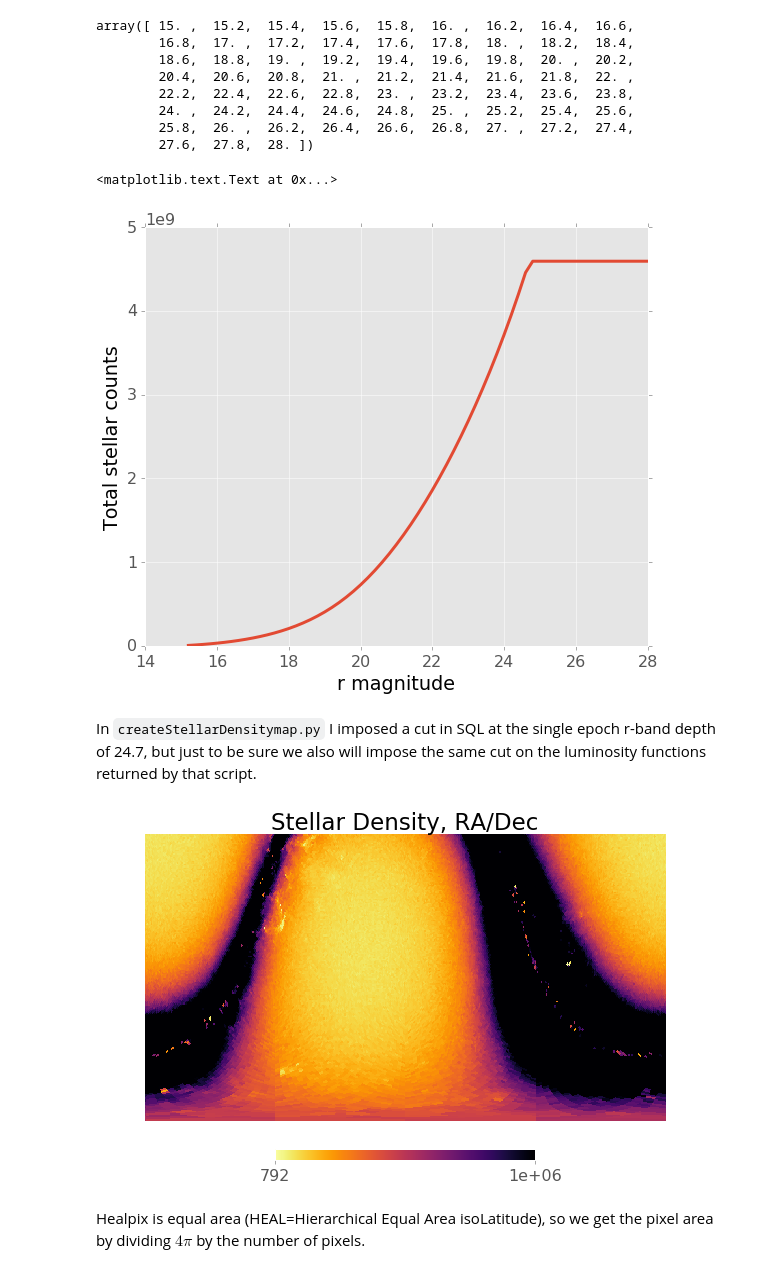
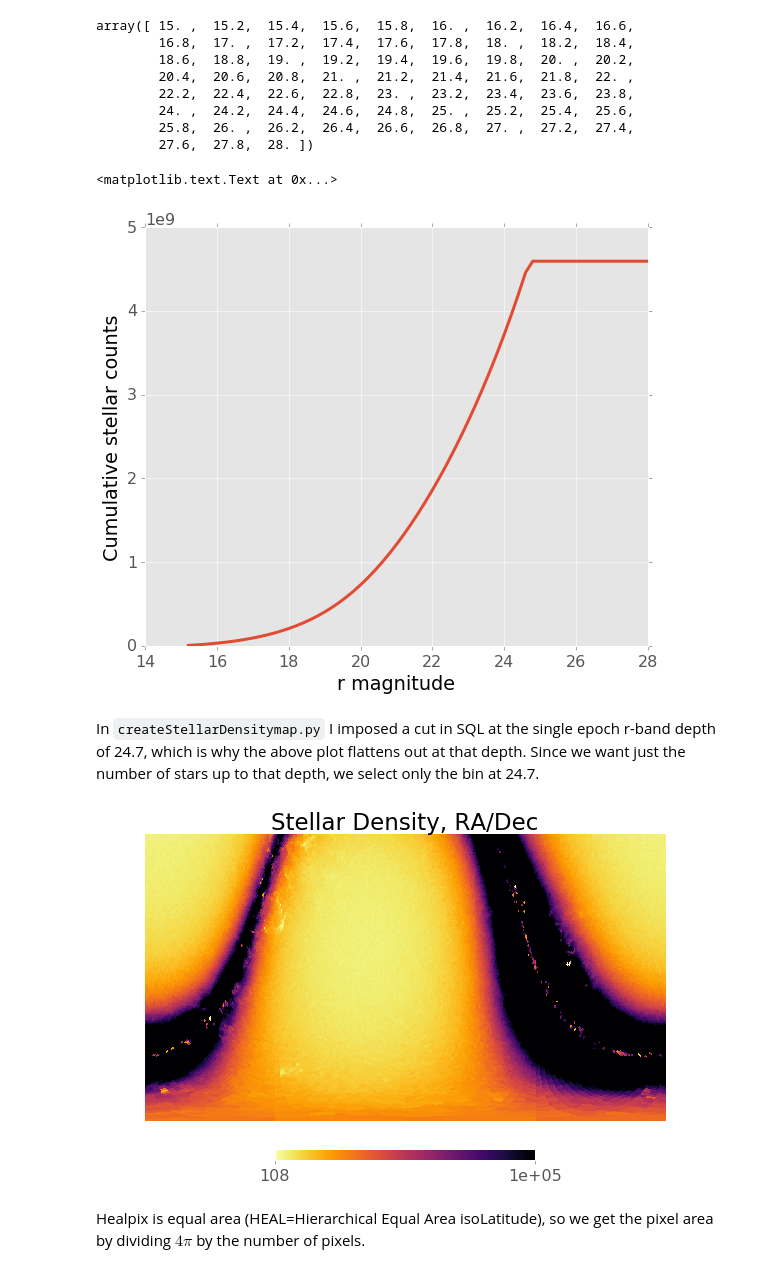
Before and after one commit to lsst-dm/dmtn-006, a Jupyter notebook: notebooks/stellar_masked_fraction.ipynb, the cells around one changed output. Drawn from its saved outputs; the diff is of its cells as text; code cells hidden in the pictures.

Commit message:
Fix misreading of cumulative LF as differential.

```diff
--- a/notebooks/stellar_masked_fraction.ipynb
+++ b/notebooks/stellar_masked_fraction.ipynb
@@ -36,21 +36,21 @@ array([ 15. ,  15.2,  15.4,  15.6,  15.8,  16. ,  16.2,  16.4,  16.6,
         27.6,  27.8,  28. ])
 # %%
 plt.plot(data['bins'][1:], np.sum(data['starDensity'], axis=0), '-', lw=3)
-plt.ylabel("Total stellar counts")
+plt.ylabel("Cumulative stellar counts")
 plt.xlabel("r magnitude")
 # %% [output]
 <matplotlib.text.Text at 0x...>
-[figure, old version]
+[figure, new version]
 # %% [markdown]
-In `createStellarDensitymap.py` I imposed a cut in SQL at the single epoch r-band depth of 24.7, but just to be sure we also will impose the same cut on the luminosity functions returned by that script.
+In `createStellarDensitymap.py` I imposed a cut in SQL at the single epoch r-band depth of 24.7, which is why the above plot flattens out at that depth. Since we want just the number of stars up to that depth, we select only the bin at 24.7.
 # %%
-sel_magnitudes, = np.where(data['bins'] <= 24.7)
-sum_density = np.sum(data['starDensity'][:,sel_magnitudes], axis=1)
+sel_mag_bin = np.argmin(np.abs(data['bins'] - 24.7))
+sum_density = data['starDensity'][:,sel_mag_bin]
 # %%
 hpVis.cartview(sum_density, title="Stellar Density, RA/Dec", latra=(-90,30), aspect="auto",
-               cbar=True, max=1e6, cmap="inferno_r")
+               cbar=True, max=1e5, cmap="inferno_r")
 # %% [output]
-[figure, old version]
+[figure, new version]
 # %% [markdown]
 Healpix is equal area (HEAL=Hierarchical Equal Area isoLatitude), so we get the pixel area by dividing $4 \pi$ by the number of pixels.
 # %%
```
Also changed, not shown: parts of 7 cells of this notebook.
